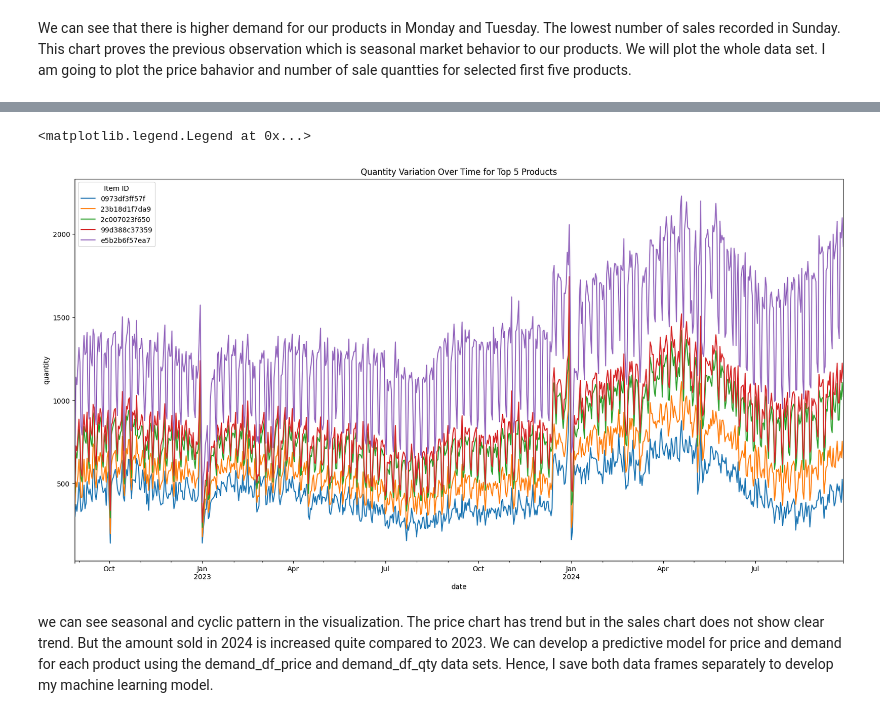
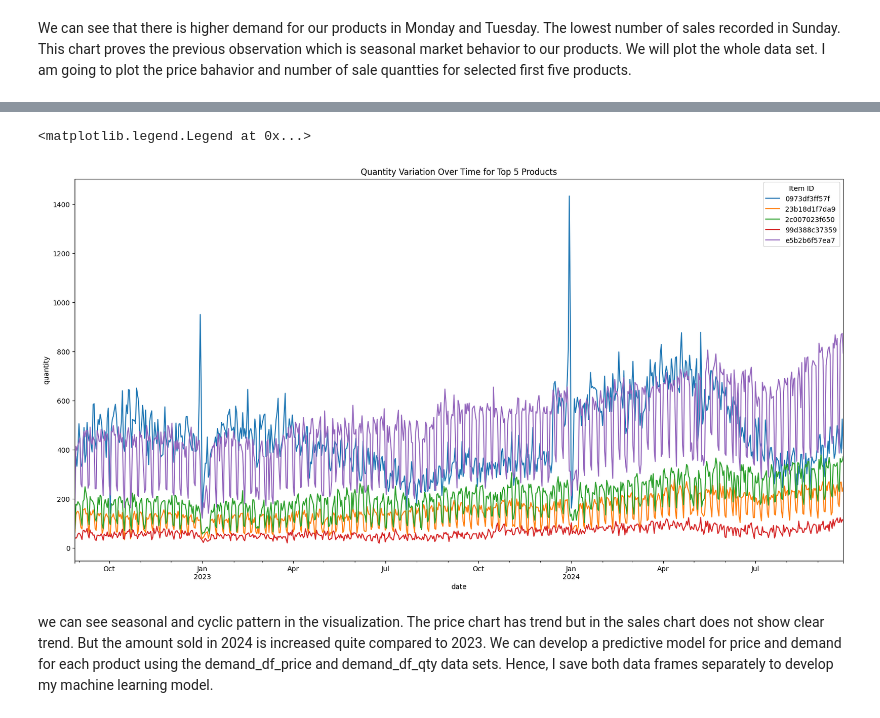
Before and after one commit to Nipuna-Tennakoon/sales-data-analysis, a Jupyter notebook: eda-visualization.ipynb, the cells around one changed output, grey strips where cells are left out. Saved outputs shown, nothing was run; the diff lists cells and outputs as text; code cells hidden in the pictures.

```diff
--- a/eda-visualization.ipynb
+++ b/eda-visualization.ipynb
@@ -364,15 +364,15 @@ plt.legend(title='Item ID')
 # %%
 #plot quantity variation
 demand_df_qty=demand_df.groupby(['date','item_id'])['quantity'].sum().reset_index()
 pivot_df_qty=demand_df_qty.pivot(index='date',columns='item_id',values='quantity').fillna(0)
-pivot_df_qty.plot(kind='line',stacked=True,figsize=(20,10))
+pivot_df_qty.plot(kind='line',figsize=(20,10))
 plt.xlabel('date')
 plt.ylabel('quantity')
 plt.title('Quantity Variation Over Time for Top 5 Products')
 plt.legend(title='Item ID')
 # %% [output]
 <matplotlib.legend.Legend at 0x...>
-[figure, old version]
+[figure, new version]
 # %% [markdown]
 we can see seasonal and cyclic pattern in the visualization. The price chart has trend but in the  sales chart does not show clear trend. But the amount sold in 2024 is increased quite compared to 2023. We can develop a predictive model for price and demand for each product using the demand_df_price and demand_df_qty data sets. Hence, I save both data frames separately to develop my machine learning model.
 # %%
```
Also changed, not shown: parts of 2 cells of this notebook, 2 other files.
